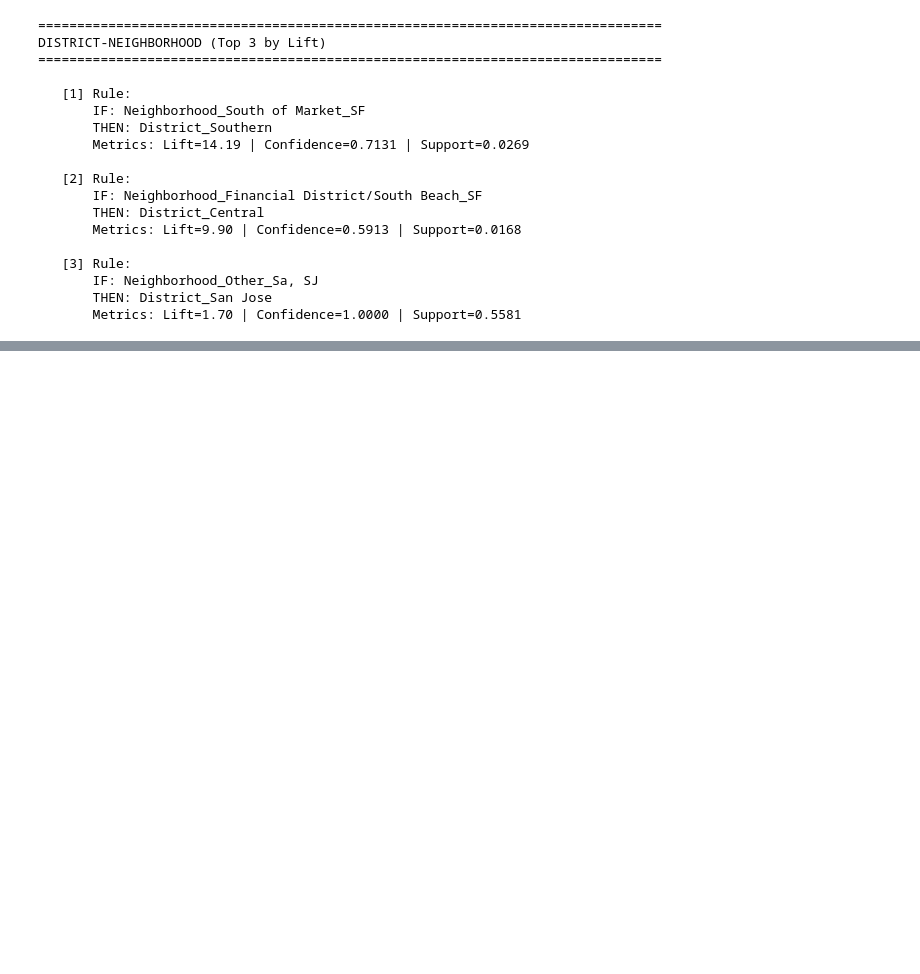
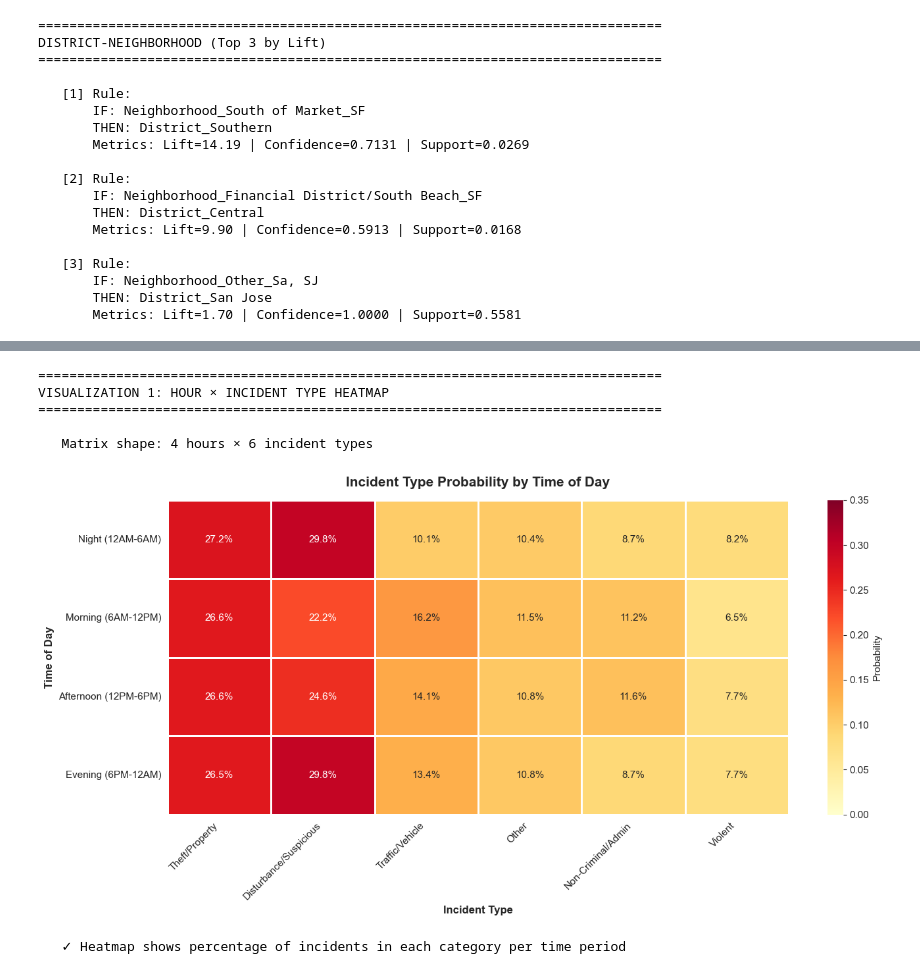
Before and after one commit to rajeevchaurasia-sjsu/sjsf-public-safety-mining, a Jupyter notebook: notebooks/05_association_rules_apriori.ipynb, the cells around one changed output, grey strips where cells are left out. Drawn from its saved outputs; the diff is of its cells as text; code cells hidden in the pictures; blank space fills up the shorter version.

```diff
--- a/notebooks/05_association_rules_apriori.ipynb
+++ b/notebooks/05_association_rules_apriori.ipynb
@@ -1780,0 +2311,48 @@ DISTRICT-NEIGHBORHOOD (Top 3 by Lift)
+# %%
+print("\n" + "="*80)
+print("VISUALIZATION 1: HOUR × INCIDENT TYPE HEATMAP")
+print("="*80)
+
+# Create hour × incident matrix
+hour_incident = pd.crosstab(
+    df_combined['Hour_Bin'],
+    df_combined['Incident_High_Level_Category'],
+    normalize='index'  # Normalize by row (percentage within each hour)
+)
+
+# Reorder hours logically
+hour_order = ['Hour_Night', 'Hour_Morning', 'Hour_Afternoon', 'Hour_Evening']
+hour_incident = hour_incident.reindex(hour_order)
+
+# Select top 6 incident types for clarity
+top_incidents = df_combined['Incident_High_Level_Category'].value_counts().head(6).index
+hour_incident = hour_incident[top_incidents]
+
+print(f"\n   Matrix shape: {hour_incident.shape[0]} hours × {hour_incident.shape[1]} incident types")
+
+# Create heatmap
+fig, ax = plt.subplots(figsize=(14, 7))
+
+sns.heatmap(hour_incident, annot=True, fmt='.1%', cmap='YlOrRd',
+            linewidths=1, linecolor='white', cbar_kws={'label': 'Probability'},
+            ax=ax, vmin=0, vmax=0.35)
+
+ax.set_title('Incident Type Probability by Time of Day', fontsize=15, fontweight='bold', pad=15)
+ax.set_xlabel('Incident Type', fontsize=12, fontweight='bold')
+ax.set_ylabel('Time of Day', fontsize=12, fontweight='bold')
+ax.set_xticklabels(ax.get_xticklabels(), rotation=45, ha='right')
+ax.set_yticklabels(['Night (12AM-6AM)', 'Morning (6AM-12PM)',
+                    'Afternoon (12PM-6PM)', 'Evening (6PM-12AM)'], rotation=0)
+
+plt.tight_layout()
+plt.show()
+
+print(f"\n   ✓ Heatmap shows percentage of incidents in each category per time period")
+# %% [output]
+================================================================================
+VISUALIZATION 1: HOUR × INCIDENT TYPE HEATMAP
+================================================================================
+
+   Matrix shape: 4 hours × 6 incident types
+[figure, added]
+   ✓ Heatmap shows percentage of incidents in each category per time period
```
Also changed, not shown: parts of 38 cells of this notebook.
